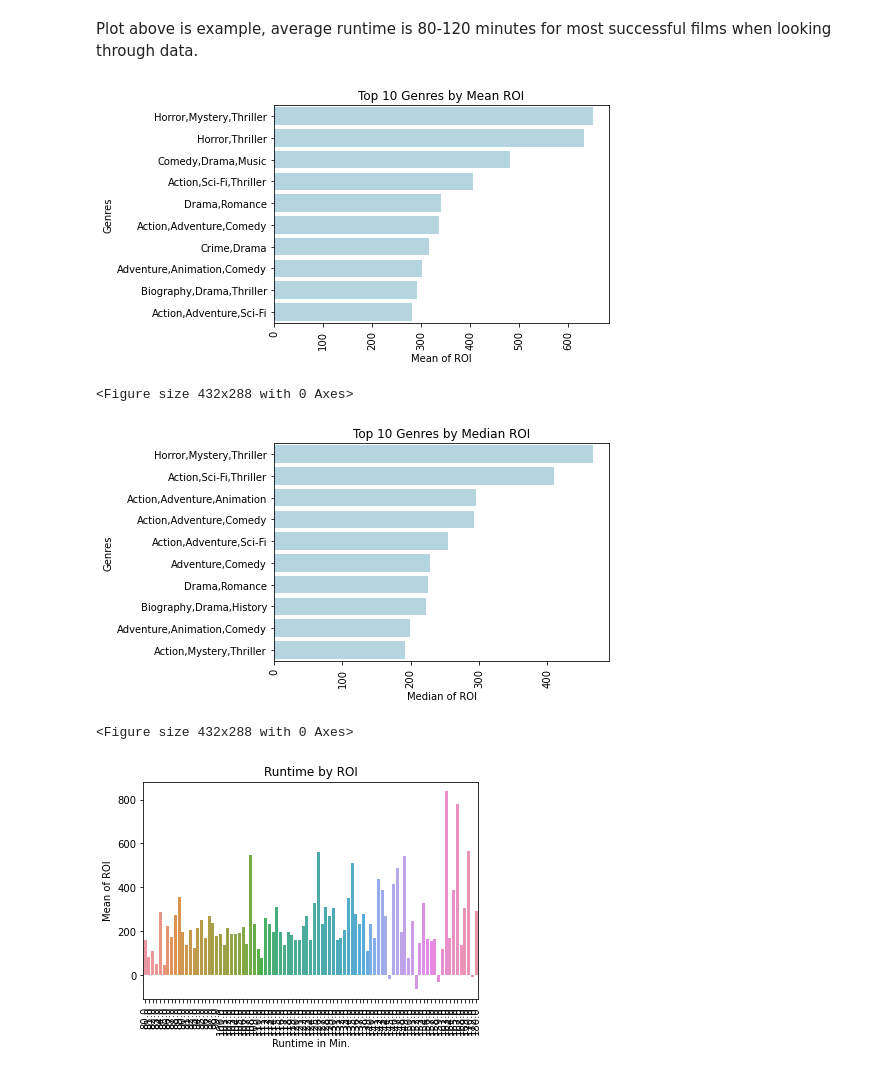
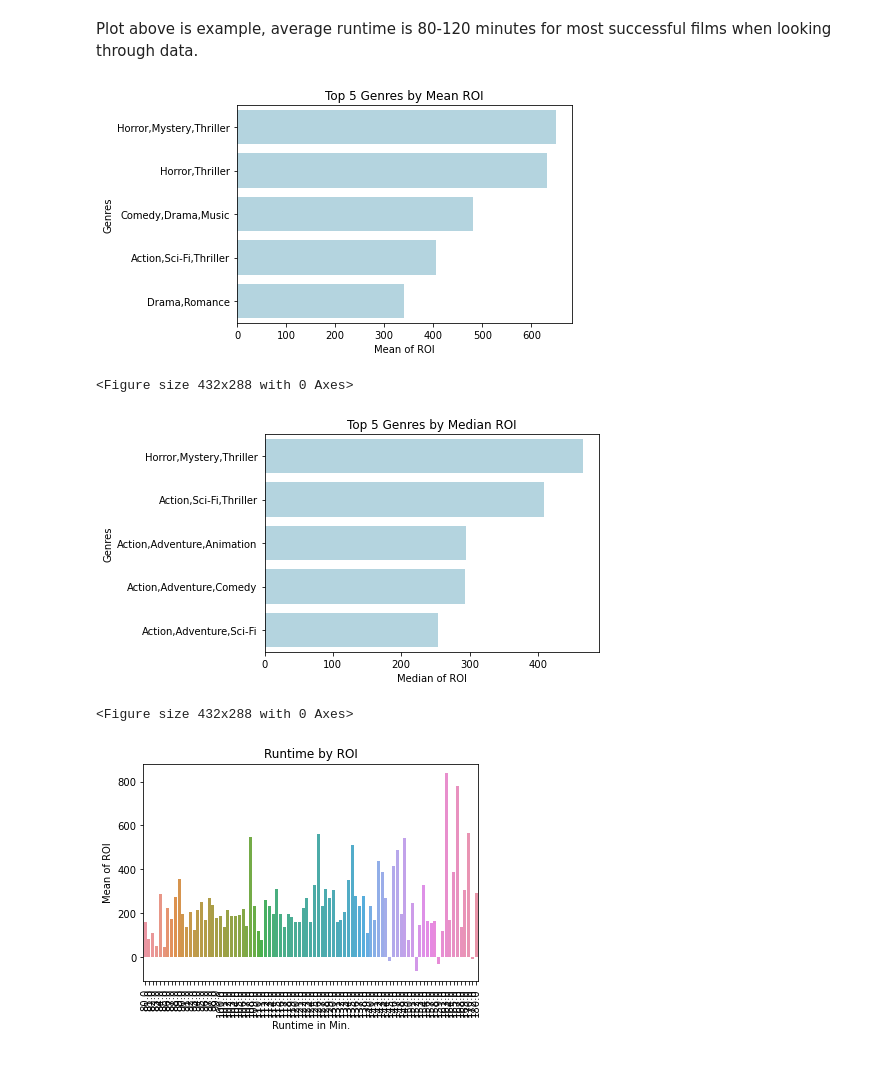
Before and after one commit to jnahra/dsc-phase-1-project, a Jupyter notebook: sean_phase1_notebook.ipynb, the cells around one changed output. Saved outputs shown, nothing was run; the diff lists cells and outputs as text; code cells hidden in the pictures.

Commit message:
Adjust final graphs, and changes profit to ROI throughout. Jan 26

```diff
--- a/sean_phase1_notebook.ipynb
+++ b/sean_phase1_notebook.ipynb
@@ -179,41 +180,39 @@ Plot above is example, average runtime is 80-120 minutes for most successful fil
 # %%
 # Group data by genre and calculate the mean of the 'ROI' column
 mean_ROI_by_genre = master.groupby('genres')['ROI'].mean()
 
 #Get top 20 genres based on mean ROI
-top_10_genres = mean_ROI_by_genre.nlargest(10)
+top_5_genres = mean_ROI_by_genre.nlargest(5)
 
 # Create a bar chart of the mean ROI by genre
-sns.barplot(x=top_10_genres.values, y=top_10_genres.index, color = 'lightblue')
-plt.title('Top 10 Genres by Mean ROI')
+sns.barplot(x=top_5_genres.values, y=top_5_genres.index, color = 'lightblue')
+plt.title('Top 5 Genres by Mean ROI')
 plt.ylabel('Genres')
 plt.xlabel('Mean of ROI')
-plt.xticks(rotation=90)
 plt.show()
 
 
-plt.savefig("Top10_Genre_Mean_ROI.jpeg", bbox_inches = 'tight')
+plt.savefig("Top5_Genre_Mean_ROI.jpeg", bbox_inches = 'tight')
 # %% [output]
-[figure, old version]
+[figure, new version]
 <Figure size 432x288 with 0 Axes>
 # %%
 # Group the data by genre and calculate the median of the 'ROI' column
 median_ROI_by_genre = master.groupby('genres')['ROI'].median()
 
 # Get the top 20 genres based on median ROI
-top_10_genres_median = median_ROI_by_genre.nlargest(10)
+top_5_genres_median = median_ROI_by_genre.nlargest(5)
 
 # Create a bar chart of the top 20 genres based on median ROI
-sns.barplot(x=top_10_genres_median.values, y=top_10_genres_median.index, color= 'lightblue')
-plt.title('Top 10 Genres by Median ROI')
+sns.barplot(x=top_5_genres_median.values, y=top_5_genres_median.index, color= 'lightblue')
+plt.title('Top 5 Genres by Median ROI')
 plt.ylabel('Genres')
 plt.xlabel('Median of ROI')
-plt.xticks(rotation=90)
 plt.show()
 
-plt.savefig("Top10_Genre_Median_ROI.jpeg", bbox_inches = 'tight')
+plt.savefig("Top5_Genre_Median_ROI.jpeg", bbox_inches = 'tight')
 # %% [output]
-[figure, old version]
+[figure, new version]
 <Figure size 432x288 with 0 Axes>
 # %%
 # Group the data by genre and calculate the median of the 'ROI' column
```
Also changed, not shown: parts of 15 cells of this notebook, 6 other files.
